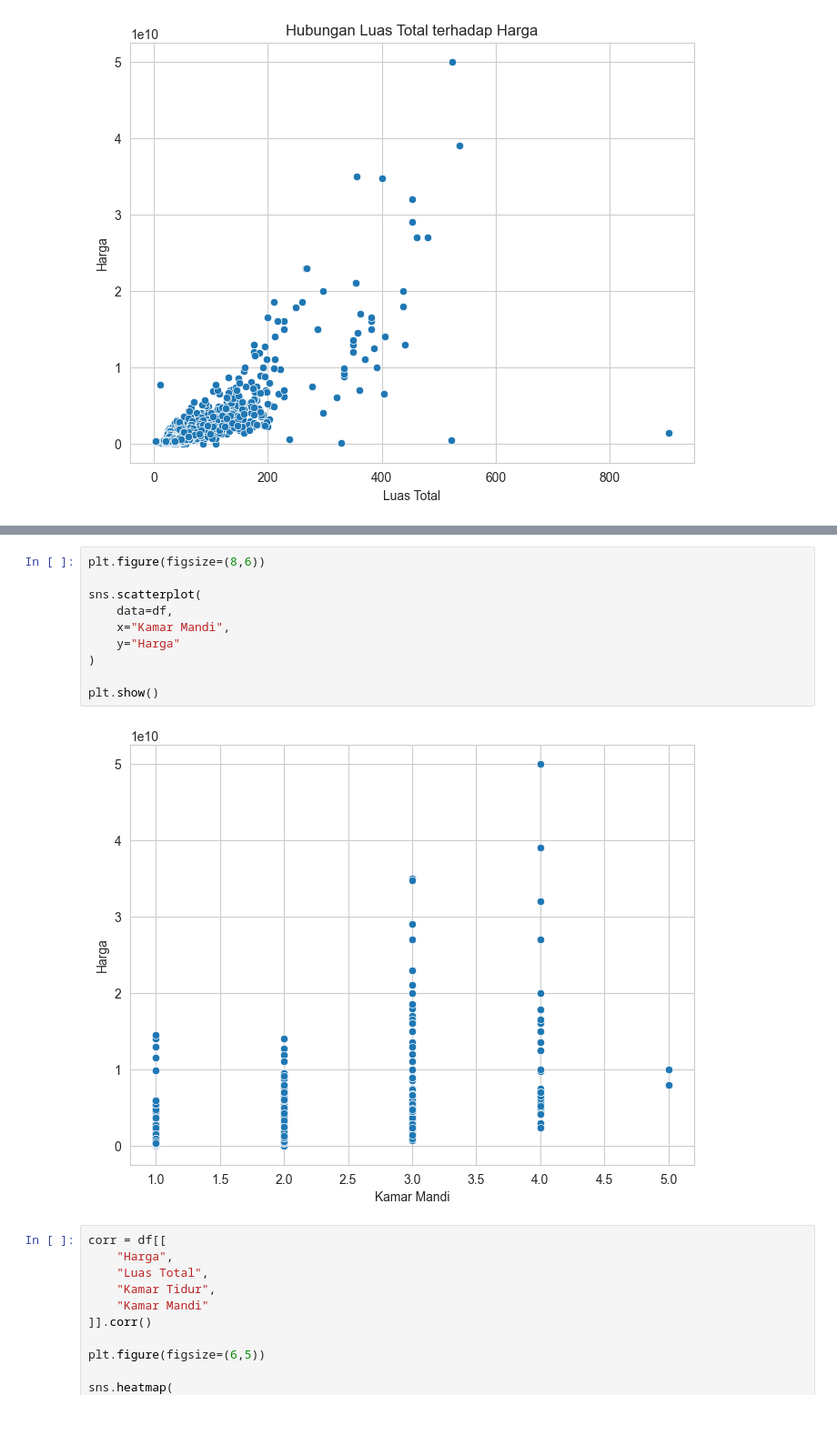
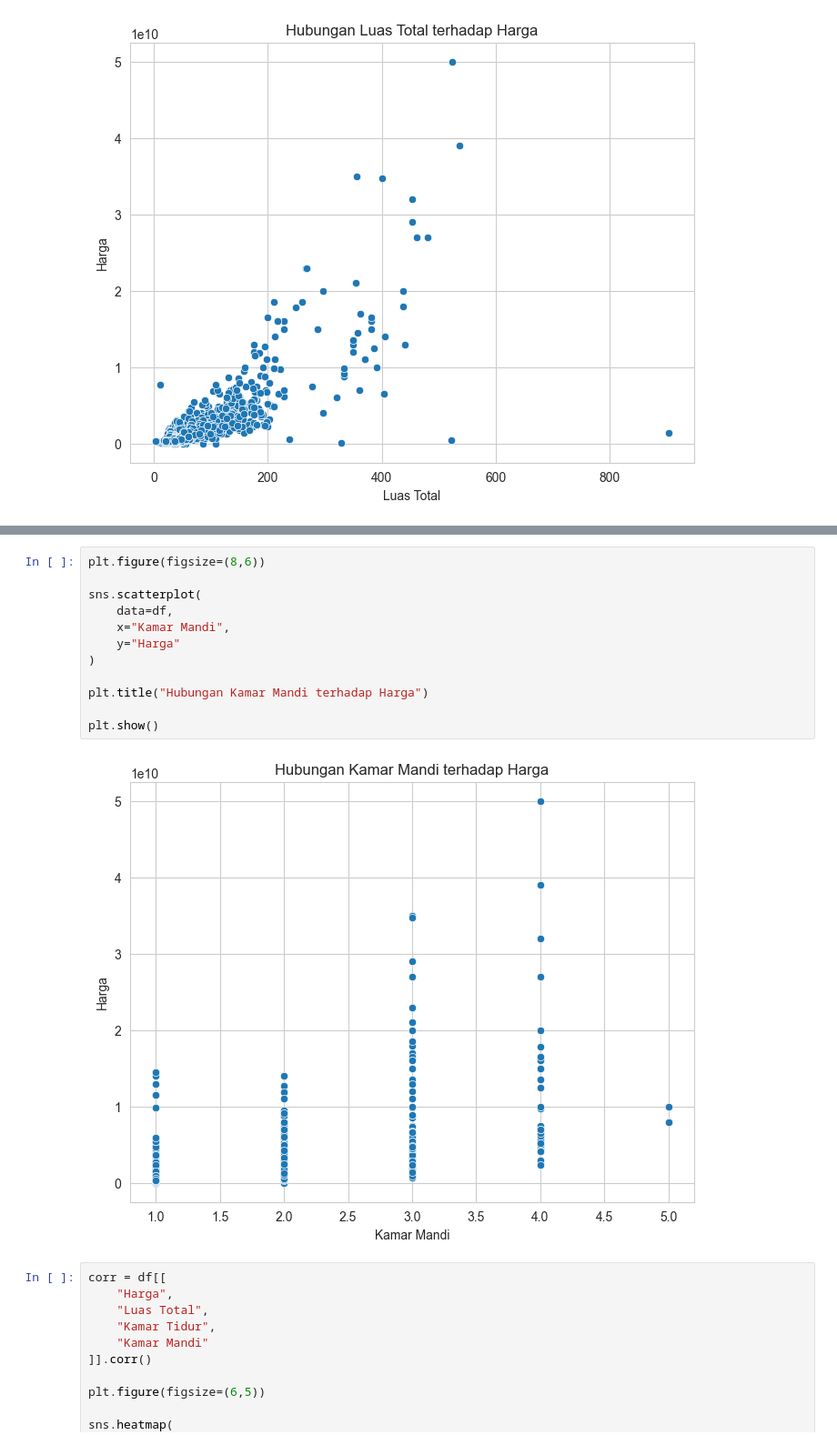
Before and after one commit to hanoremma/scraping-web, a Jupyter notebook: notebook/visualisasi.ipynb, the cells around one changed output, grey strips where cells are left out. Shown at 91% size. Cells and saved outputs as stored; diff of their text form; blank space fills up the shorter version.

```diff
--- a/notebook/05_eda.ipynb
+++ b/notebook/visualisasi.ipynb
@@ -126,15 +130,17 @@ plt.show()
 # %%
 plt.figure(figsize=(8,6))
 
 sns.scatterplot(
     data=df,
     x="Kamar Mandi",
     y="Harga"
 )
 
+plt.title("Hubungan Kamar Mandi terhadap Harga")
+
 plt.show()
 # %% [output]
-[figure, old version]
+[figure, new version]
 # %%
 corr = df[[
     "Harga",
```
Also changed, not shown: parts of 2 cells of this notebook, 2 other files.
